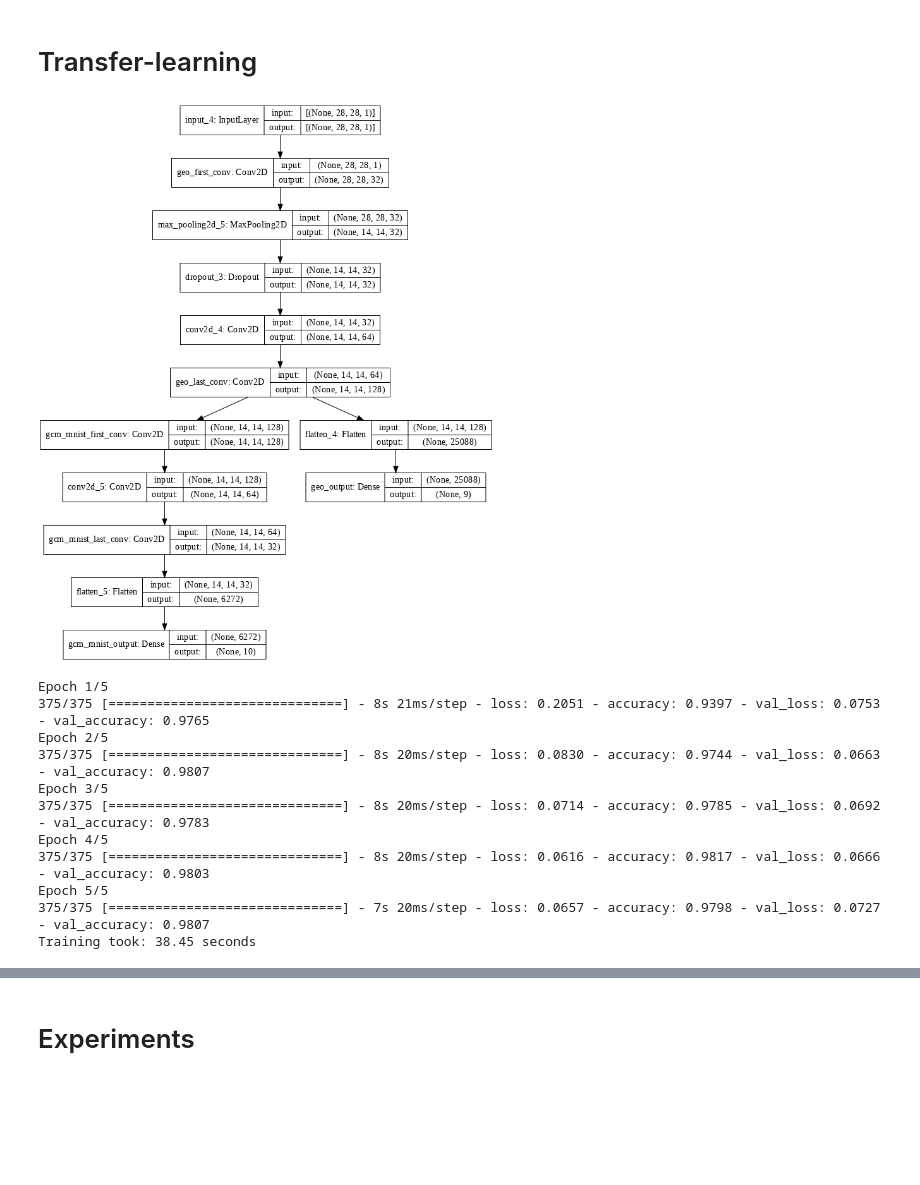
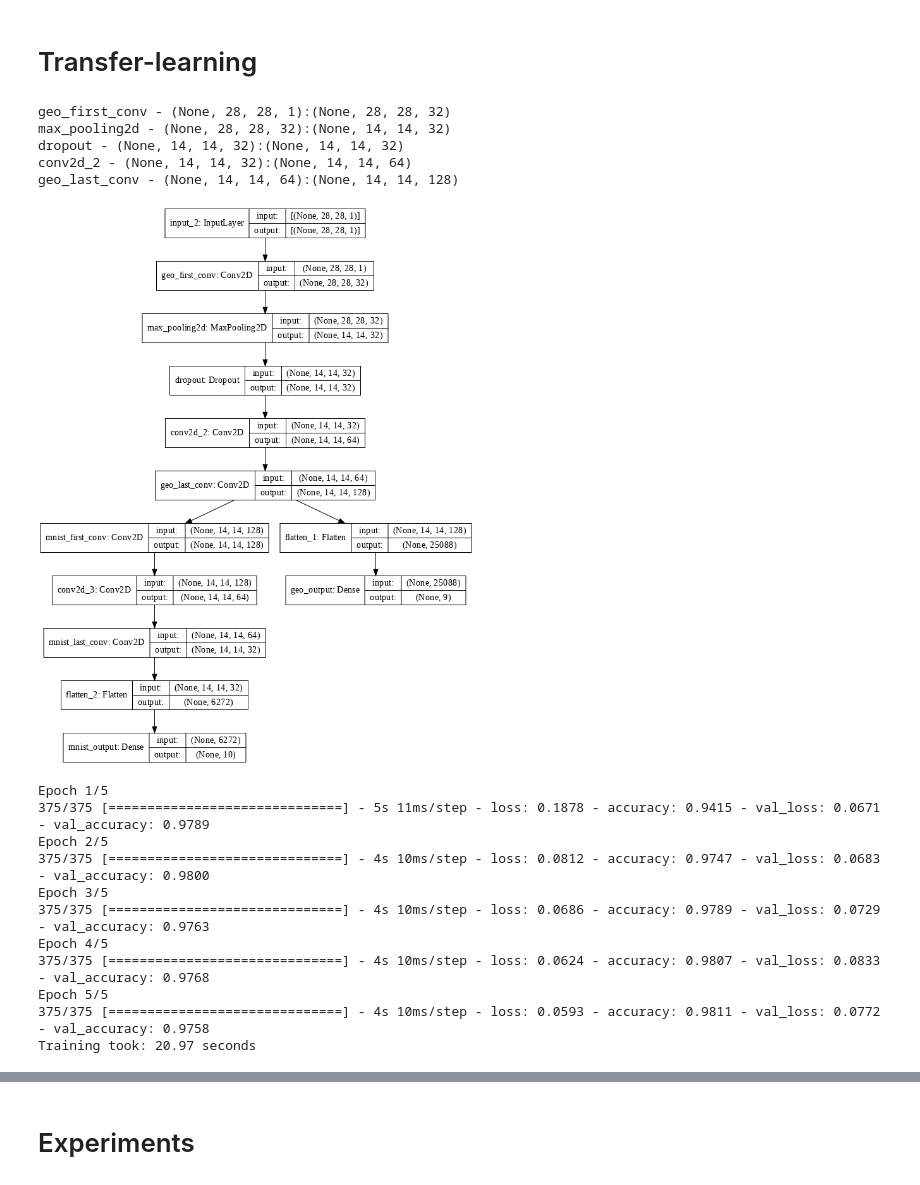
Before and after one commit to fsilvestrim/thesis, a Jupyter notebook: Geo_Cam.ipynb, the cells around one changed output, grey strips where cells are left out. Saved outputs shown, nothing was run; the diff lists cells and outputs as text; code cells hidden in the pictures; blank space fills up the shorter version.

```diff
--- a/Geo_Cam.ipynb
+++ b/Geo_Cam.ipynb
@@ -413,13 +448,13 @@ model_mnist = create_mnist_model("gap_shallow", (*mnist_shape, 1), mnist_num_cla
 display(keras.utils.plot_model(model_mnist, show_shapes=True, dpi=72))
 
 # train
-# start_time = time.perf_counter()
-# history_mnist = model_mnist.fit(mnist_train[0], mnist_train[1], batch_size=128, epochs=15, validation_split=0.1)
-# print("Training took: %.2f seconds" % (time.perf_counter() - start_time))
+start_time = time.perf_counter()
+history_mnist = model_mnist.fit(mnist_train[0], mnist_train[1], batch_size=128, epochs=15, validation_split=0.2)
+print("Training took: %.2f seconds" % (time.perf_counter() - start_time))
 # save_model(model_mnist, history_mnist, "gap_shallow")
 
 # evaluate
-# score_mnist = model_mnist.evaluate(mnist_test[0], mnist_test[1], verbose=0)
-# plot_model_score(score_mnist, history_mnist.history)
+score_mnist = model_mnist.evaluate(mnist_test[0], mnist_test[1], verbose=0)
+plot_model_score(score_mnist, history_mnist.history)
 # %% [output]
 WARNING:tensorflow:Please add `keras.layers.InputLayer` instead of `keras.Input` to Sequential model. `keras.Input` is intended to be used by Functional model.
@@ -441,10 +503,10 @@ fer_dataset = ("fer2013.tar.gz", "https://geo-cam.s3-eu-west-1.amazonaws.com/fer
 # %% [markdown]
 #GEO
 # %%
-geo_dataset_proto = ("proto", "https://geo-cam.s3-eu-west-1.amazonaws.com/geocam.npz", ["vertical", "diagonal", "ellipse"])
-geo_dataset_simple = ("simple", "https://geo-cam.s3-eu-west-1.amazonaws.com/simpledataset2_dataset.npz", ["vertical", "horizontal", "diagonal", "ellipse", "greather_than", "lower_than"])
-geo_dataset_simple3 = ("simple", "https://geo-cam.s3-eu-west-1.amazonaws.com/simpledataset3_dataset.npz", ["vertical", "horizontal", "fwd_diagonal", "bck_diagonal", "ellipse", "greather_than", "lower_than", "arrow_up", "arrow_down"])
-geo_dataset_round = ("round", "https://geo-cam.s3-eu-west-1.amazonaws.com/rounddataset_dataset.npz", ["vertical", "horizontal", "diagonal", "ellipse", "greather_than", "lower_than"])
+geo_dataset_proto = ("proto", "https://geo-cam.s3-eu-west-1.amazonaws.com/geocam.npz", ["vertical line", "45° oriented line", "ellipse"])
+geo_dataset_simple = ("simple", "https://geo-cam.s3-eu-west-1.amazonaws.com/simpledataset2_dataset.npz", ["vertical line", "horizontal line", "45° oriented line", "ellipse", "greater-than sign", "lower-than sign"])
+geo_dataset_simple3 = ("simple", "https://geo-cam.s3-eu-west-1.amazonaws.com/simpledataset3_dataset.npz", ["vertical line", "horizontal line", "45° oriented line", "135° oriented line", "ellipse", "greater-than sign", "lower-than sign", "arrow-up sign", "arrow-down sign"])
+geo_dataset_round = ("round", "https://geo-cam.s3-eu-west-1.amazonaws.com/rounddataset_dataset.npz", ["vertical line", "horizontal line", "45° oriented line", "ellipse", "greater-than sign", "lower-than sign"])
 geo_dataset_threesixty = ("threesixty", "https://geo-cam.s3-eu-west-1.amazonaws.com/threesixtydataset_dataset.npz", ["10", "20", "30", "40", "50", "60", "70", "80", "90", "100", "110", "120", "130", "140", "150", "160", "170", "180"])
 
 # dataset
@@ -525,68 +596,76 @@ show_prediction(image, truth, prediction, dataset_labels)
 # %% [markdown]
 # Transfer-learning
 # %%
+mnist_model_copy = copy_model(model_mnist, True)
+mnist_model_layers = get_cam_layers(mnist_model_copy)
 geo_model_copy = copy_model(model_geo, False)
 input = geo_model_copy.input
 geo_last, geo2_last, last = input, None, None
 
-# utilize a lambda layer to convert the 3 channel input to a grayscale representation
-# geo_last = layers.Lambda(lambda c: tf.image.rgb_to_grayscale(c))(input)
-
 # GEO - 1
 for layer in get_cam_layers(geo_model_copy)[0]:
   layer.trainable = False
+  print(f"{layer.name} - {layer.input_shape}:{layer.output_shape}")
   geo_last = layer(geo_last)
 
 # MNIST - 1
-last = layers.Conv2D(filters=128, kernel_size=(3, 3), padding="same", activation="relu", name="gcm_mnist_first_conv")(geo_last)
-mnist_first_cnn = last
+mnist_first_cnn = last = layers.Conv2D(filters=128, kernel_size=(3, 3), padding="same", activation="relu", name="mnist_first_conv")(geo_last)
+last = layers.Conv2D(filters=64, kernel_size=(3, 3), padding="same", activation="relu")(last)
+last = layers.Conv2D(filters=32, kernel_size=(3, 3), padding="same", activation="relu", name="mnist_last_conv")(last)
 
-last = layers.Conv2D(filters=64, kernel_size=(3, 3), padding="same", activation="relu")(last)
-last = layers.Conv2D(filters=32, kernel_size=(3, 3), padding="same", activation="relu", name="gcm_mnist_last_conv")(last)
+# mnist_first_cnn = last = layers.Conv2D(filters=32, kernel_size=(3, 3), padding="same", activation="relu", name="mnist_first_conv")(geo_last)
+# last = layers.Conv2D(filters=64, kernel_size=(3, 3), padding="same", activation="relu")(last)
+# last = layers.MaxPooling2D(pool_size=(2, 2), strides=(2,2))(last)
+# last = layers.Dropout(0.4)(last)
+# last = layers.Conv2D(filters=128, kernel_size=(3, 3), padding="same", activation="relu")(last)
+# last = layers.Conv2D(filters=64, kernel_size=(3, 3), padding="same", activation="relu")(last)
+# last = layers.Conv2D(filters=32, kernel_size=(3, 3), padding="same", activation="relu", name="mnist_last_conv")(last)
 
 # MNIST - 2
 last = layers.Flatten()(last)
-last = layers.Dense(mnist_num_classes, activation="softmax", name="gcm_mnist_output")(last)
+last = layers.Dense(mnist_num_classes, activation="softmax", name="mnist_output")(last)
 
 # CONNECTION
-# connection = layers.Multiply(name="combination")([geo_last, mnist_first_cnn])
-# connection.trainable = False
-# mnist_first_cnn.get_output_at(1).set_weights(np.ones(mnist_first_cnn.get_output_at(1).shape))
 connection = geo_last
 
 # GEO - 2
 for layer in get_cam_layers(geo_model_copy)[1]:
   layer.trainable = False
   geo2_last = layer(connection) if geo2_last is None else layer(geo2_last)
 
 # MODEL
 model_gcm = Model(inputs=input, outputs=last)
 model_gcm_complete = Model(inputs=input, outputs=[last, geo2_last])
 
 opt = keras.optimizers.Adam(learning_rate=0.004)
 model_gcm.compile(loss="categorical_crossentropy", optimizer=opt, metrics=["accuracy"])
 
-# model_gcm_complete.summary()
+# display
 display(keras.utils.plot_model(model_gcm_complete, show_shapes=True, dpi=72))
 
 # train
 start_time = time.perf_counter()
 history_geocam = model_gcm.fit(mnist_train[0], mnist_train[1], batch_size=128, epochs=5, validation_split=0.2)
 print("Training took: %.2f seconds" % (time.perf_counter() - start_time))
 
 # evaluate
 score_gcm = model_gcm.evaluate(mnist_test[0], mnist_test[1], verbose=0)
 plot_model_score(score_gcm, history_geocam.history)
 # %% [output]
+geo_first_conv - (None, 28, 28, 1):(None, 28, 28, 32)
+max_pooling2d - (None, 28, 28, 32):(None, 14, 14, 32)
+dropout - (None, 14, 14, 32):(None, 14, 14, 32)
+conv2d_2 - (None, 14, 14, 32):(None, 14, 14, 64)
+geo_last_conv - (None, 14, 14, 64):(None, 14, 14, 128)
-[figure, old version]
+[figure, new version]
-Epoch 1/5
-375/375 [==============================] - 8s 21ms/step - loss: 0.2051 - accuracy: 0.9397 - val_loss: 0.0753 - val_accuracy: 0.9765
-Epoch 2/5
-375/375 [==============================] - 8s 20ms/step - loss: 0.0830 - accuracy: 0.9744 - val_loss: 0.0663 - val_accuracy: 0.9807
-Epoch 3/5
-375/375 [==============================] - 8s 20ms/step - loss: 0.0714 - accuracy: 0.9785 - val_loss: 0.0692 - val_accuracy: 0.9783
-Epoch 4/5
-375/375 [==============================] - 8s 20ms/step - loss: 0.0616 - accuracy: 0.9817 - val_loss: 0.0666 - val_accuracy: 0.9803
-Epoch 5/5
-375/375 [==============================] - 7s 20ms/step - loss: 0.0657 - accuracy: 0.9798 - val_loss: 0.0727 - val_accuracy: 0.9807
-Training took: 38.45 seconds
+Epoch 1/5
+375/375 [==============================] - 5s 11ms/step - loss: 0.1878 - accuracy: 0.9415 - val_loss: 0.0671 - val_accuracy: 0.9789
+Epoch 2/5
+375/375 [==============================] - 4s 10ms/step - loss: 0.0812 - accuracy: 0.9747 - val_loss: 0.0683 - val_accuracy: 0.9800
+Epoch 3/5
+375/375 [==============================] - 4s 10ms/step - loss: 0.0686 - accuracy: 0.9789 - val_loss: 0.0729 - val_accuracy: 0.9763
+Epoch 4/5
+375/375 [==============================] - 4s 10ms/step - loss: 0.0624 - accuracy: 0.9807 - val_loss: 0.0833 - val_accuracy: 0.9768
+Epoch 5/5
+375/375 [==============================] - 4s 10ms/step - loss: 0.0593 - accuracy: 0.9811 - val_loss: 0.0772 - val_accuracy: 0.9758
+Training took: 20.97 seconds
```
Also changed, not shown: parts of 32 cells of this notebook.
